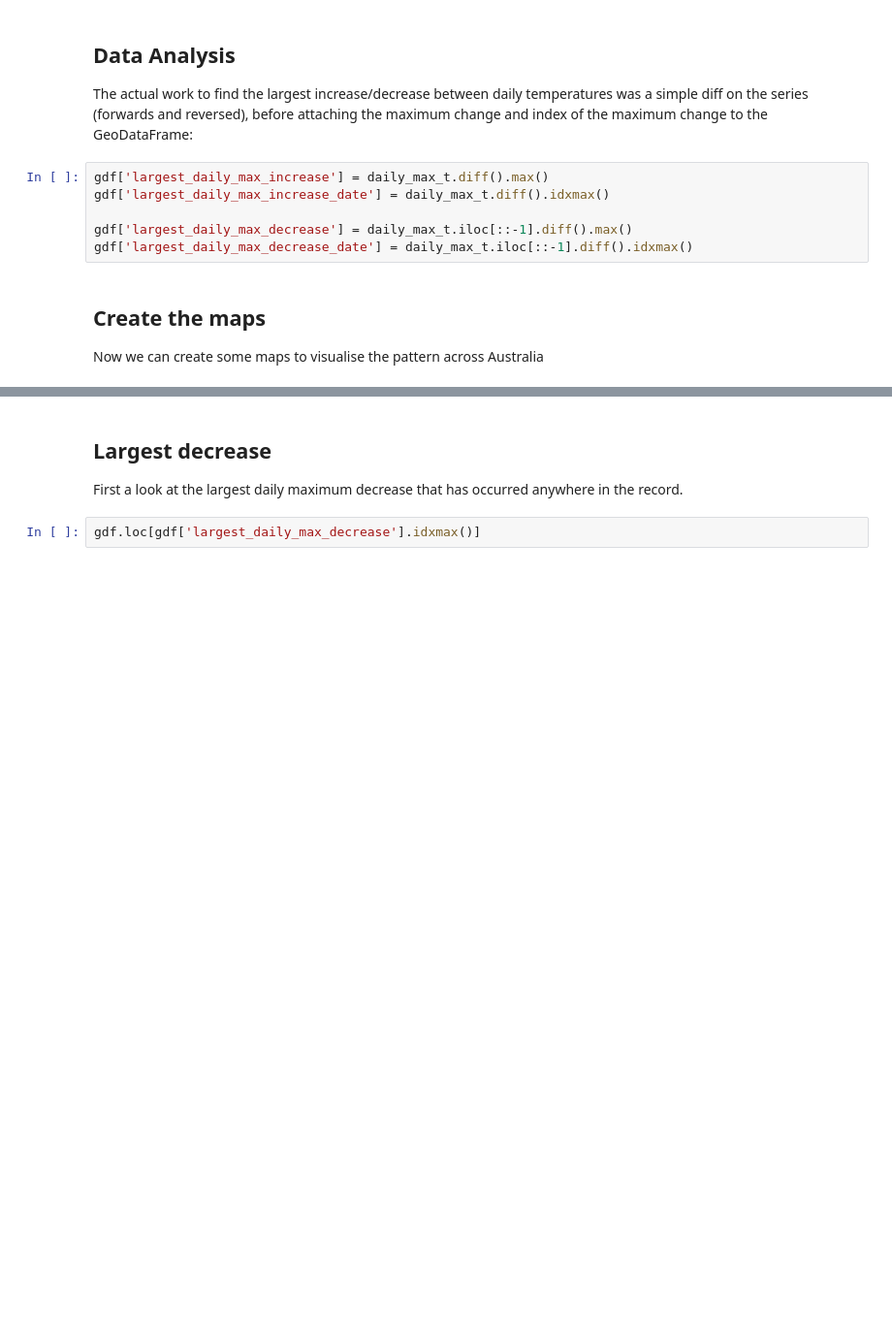
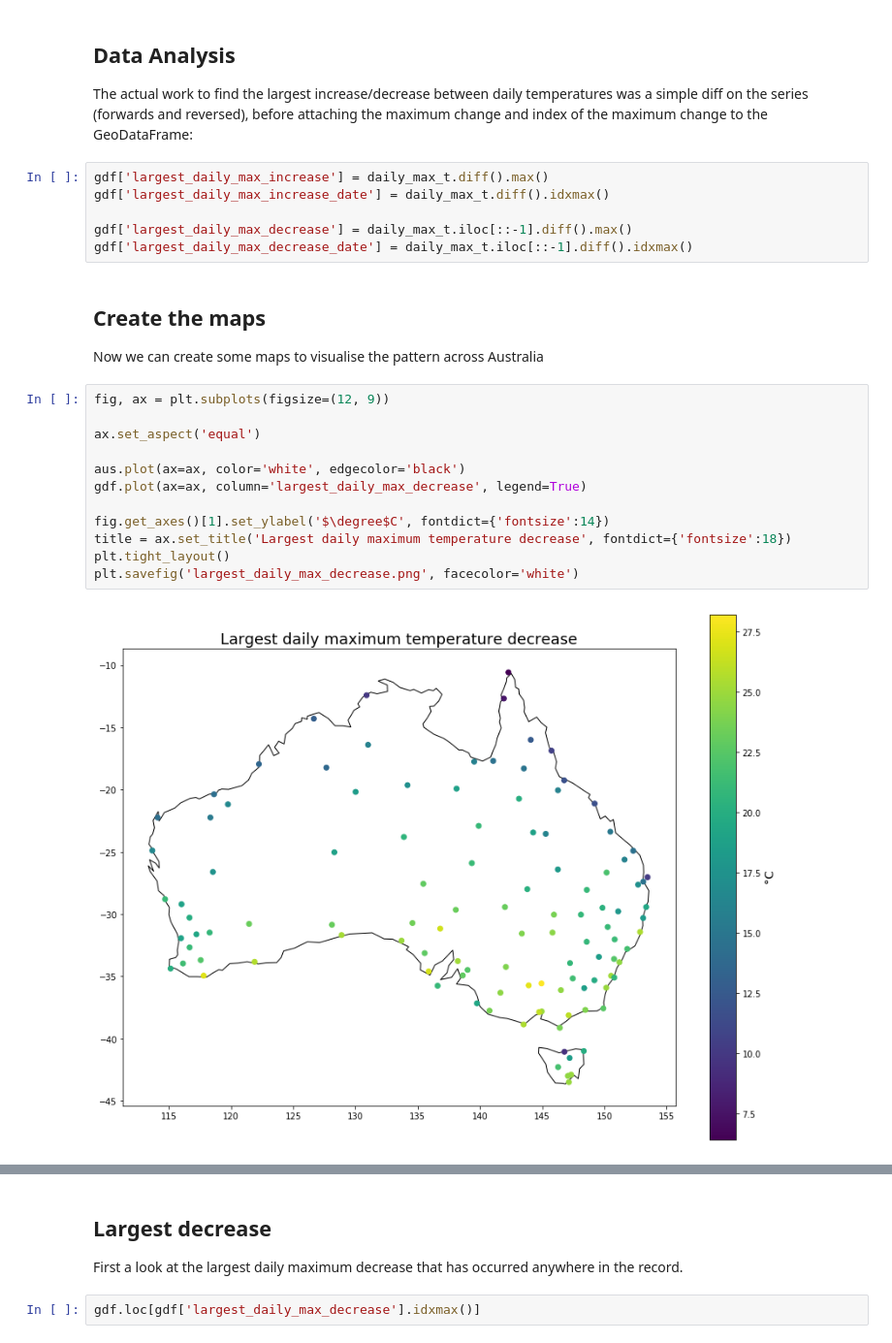
Before and after one commit to amacd31/data_analysis_notebooks, a Jupyter notebook: Maximum temperature daily variance investigation.ipynb, the cells around one changed output, grey strips where cells are left out. Shown: that part at 97% size. Saved outputs shown, nothing was run; the diff lists cells and outputs as text; blank space fills up the shorter version.

```diff
--- a/Maximum temperature daily variance investigation.ipynb
+++ b/Maximum temperature daily variance investigation.ipynb
@@ -125,6 +125,20 @@ gdf['largest_daily_max_decrease_date'] = daily_max_t.iloc[::-1].diff().idxmax()
 Create the maps
 --
 Now we can create some maps to visualise the pattern across Australia
+# %%
+fig, ax = plt.subplots(figsize=(12, 9))
+
+ax.set_aspect('equal')
+
+aus.plot(ax=ax, color='white', edgecolor='black')
+gdf.plot(ax=ax, column='largest_daily_max_decrease', legend=True)
+
+fig.get_axes()[1].set_ylabel('$\degree$C', fontdict={'fontsize':14})
+title = ax.set_title('Largest daily maximum temperature decrease', fontdict={'fontsize':18})
+plt.tight_layout()
+plt.savefig('largest_daily_max_decrease.png', facecolor='white')
+# %% [output]
+[figure, added]
 # %%
 fig, ax = plt.subplots(figsize=(12, 9))
 
```
Also changed, not shown: parts of 3 cells of this notebook.
